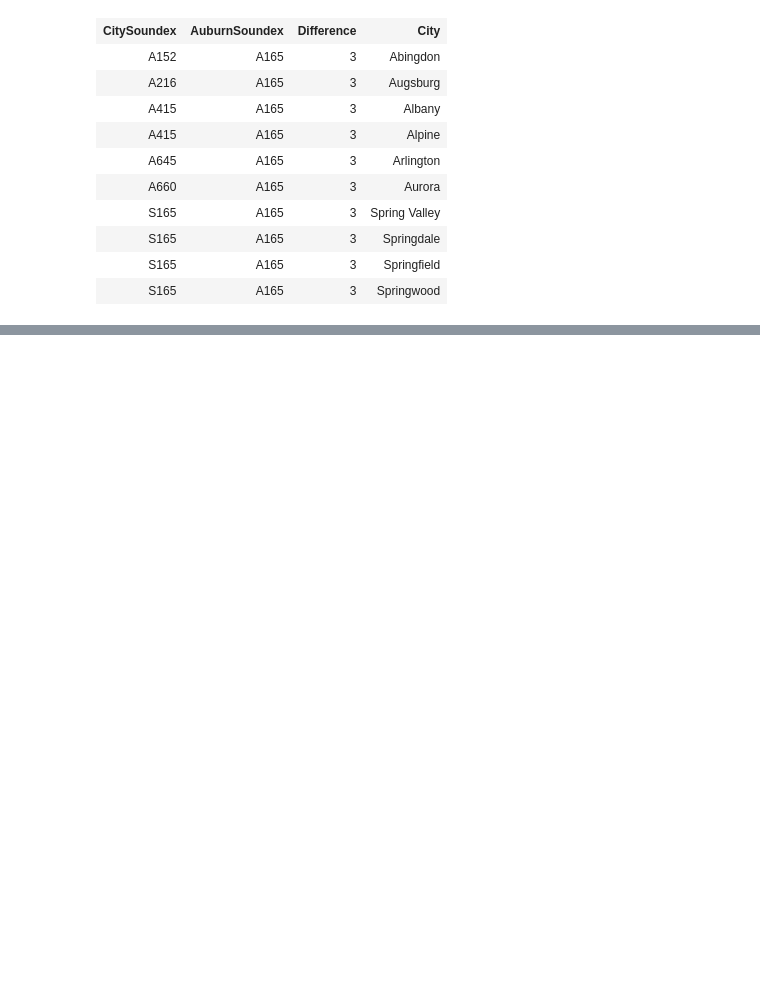
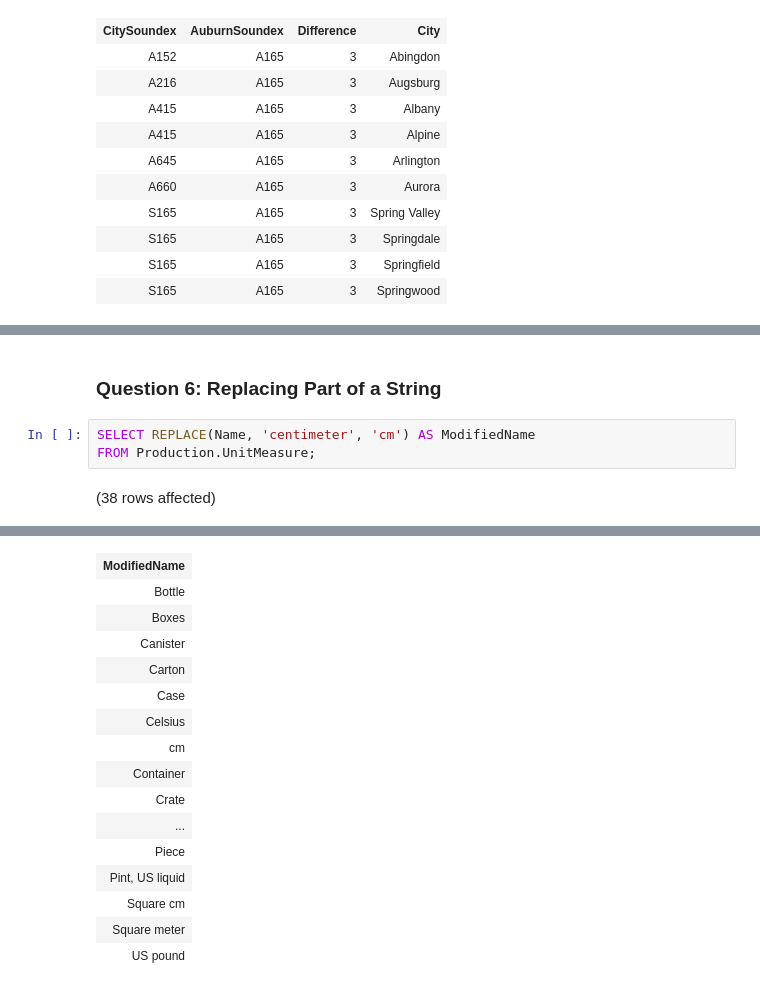
Before and after one commit to abdulrab2101/CAP2761-Asssignments, a Jupyter notebook: Assignment_13.ipynb, the cells around one changed output, grey strips where cells are left out. Drawn from its saved outputs; the diff is of its cells as text; blank space fills up the shorter version.

```diff
--- a/Assignment_13.ipynb
+++ b/Assignment_13.ipynb
@@ -83,0 +133,7 @@ Total execution time: 00:00:00.042
+# %% [markdown]
+### Question 6: Replacing Part of a String
+# %%
+SELECT REPLACE(Name, 'centimeter', 'cm') AS ModifiedName
+FROM Production.UnitMeasure;
+# %% [output]
+(38 rows affected)
@@ -83,0 +141,16 @@ Total execution time: 00:00:00.042
+| ModifiedName |
+| Bottle |
+| Boxes |
+| Canister |
+| Carton |
+| Case |
+| Celsius |
+| cm |
+| Container |
+| Crate |
+| ... |
+| Piece |
+| Pint, US liquid |
+| Square cm |
+| Square meter |
+| US pound |
```
Also changed, not shown: parts of 15 cells of this notebook.
